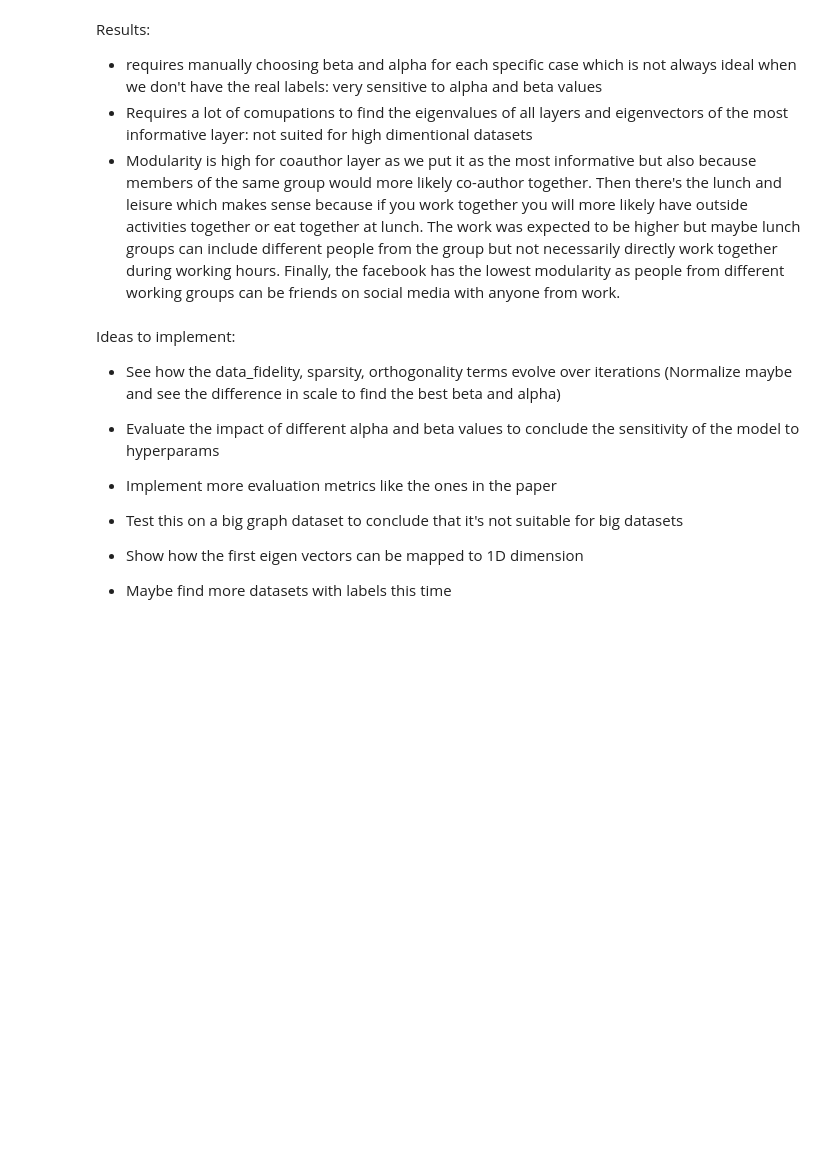
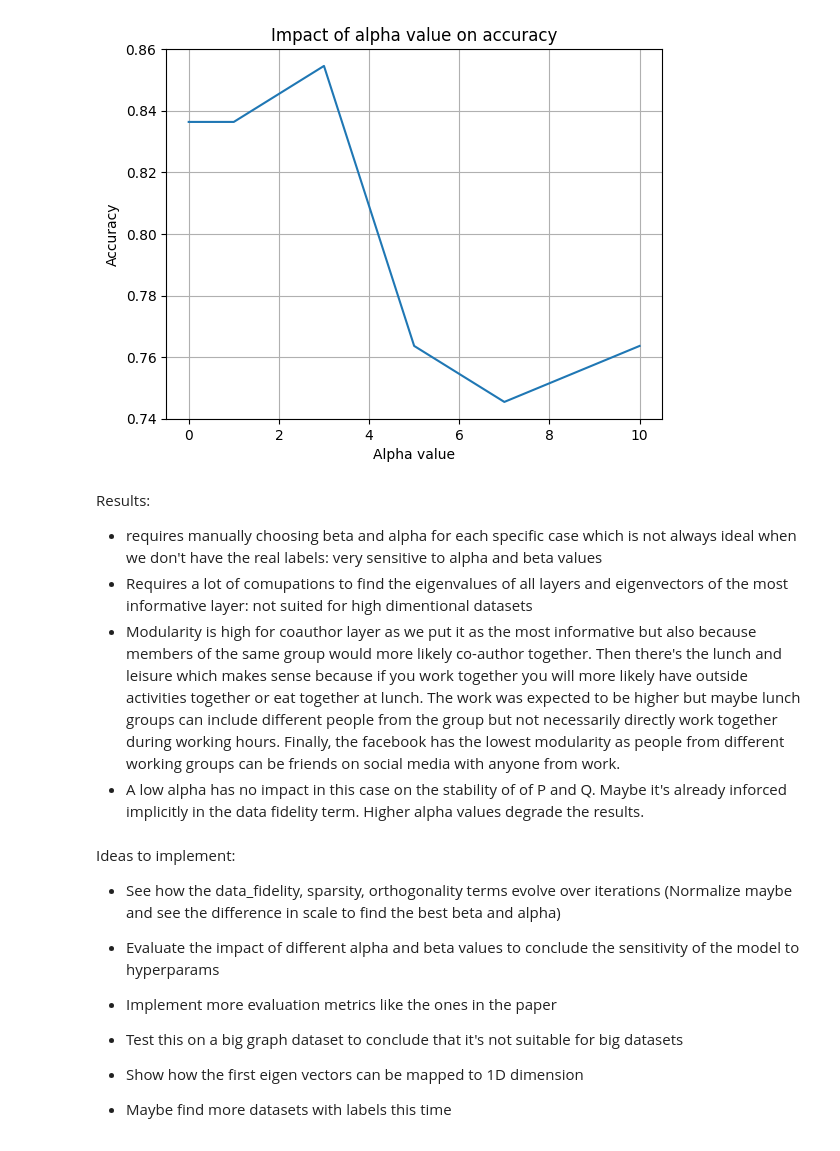
Before and after one commit to souheib1/Clustering-with-Multi-Layer-Graphs, a Jupyter notebook: multi_layer_graph.ipynb, the cells around one changed output. Cells and saved outputs as stored; diff of their text form; code cells hidden in the pictures; blank space fills up the shorter version.

```diff
--- a/multi_layer_graph.ipynb
+++ b/multi_layer_graph.ipynb
@@ -31,0 +97,8 @@ Modularity of layer based on clustering coauthor: 0.7132
+# %%
+accuracy = []
+alphas = [0, 0.1, 0.5, 1, 3, 5, 7, 10]
+for alpha in alphas:
+    print(f"Alpha = {alpha}")
+    model = SC_GED(MLG, k=7, most_informative=4, alpha=alpha, beta=15)
+    clustering, history, accuracy_value = evaluate_model(model, true_labels, n_iter=500)
+    accuracy.append(accuracy_value)
@@ -32,8 +154,18 @@ Modularity of layer based on clustering coauthor: 0.7132
+# %%
+plt.plot(alphas, accuracy)
+plt.xlabel("Alpha value")
+plt.ylabel("Accuracy")
+plt.title("Impact of alpha value on accuracy")
+plt.grid()
+plt.show()
+# %% [output]
+[figure, added]
 # %% [markdown]
 Results:
 * requires manually choosing beta and alpha for each specific case which is not always ideal when we don't have the real labels: very sensitive to alpha and beta values
 * Requires a lot of comupations to find the eigenvalues of all layers and eigenvectors of the most informative layer: not suited for high dimentional datasets
 * Modularity is high for coauthor layer as we put it as the most informative but also because members of the same group would more likely co-author together. Then there's the lunch and leisure which makes sense because if you work together you will more likely have outside activities together or eat together at lunch. The work was expected to be higher but maybe lunch groups can include different people from the group but not necessarily directly work together during working hours. Finally, the facebook has the lowest modularity as people from different working groups can be friends on social media with anyone from work.
+* A low alpha has no impact in this case on the stability of of P and Q. Maybe it's already inforced implicitly in the data fidelity term. Higher alpha values degrade the results.
 # %% [markdown]
 Ideas to implement:
 * See how the data_fidelity, sparsity, orthogonality terms evolve over iterations (Normalize maybe and see the difference in scale to find the best beta and alpha)
```
Also changed, not shown: parts of 8 cells of this notebook, 2 other files.
